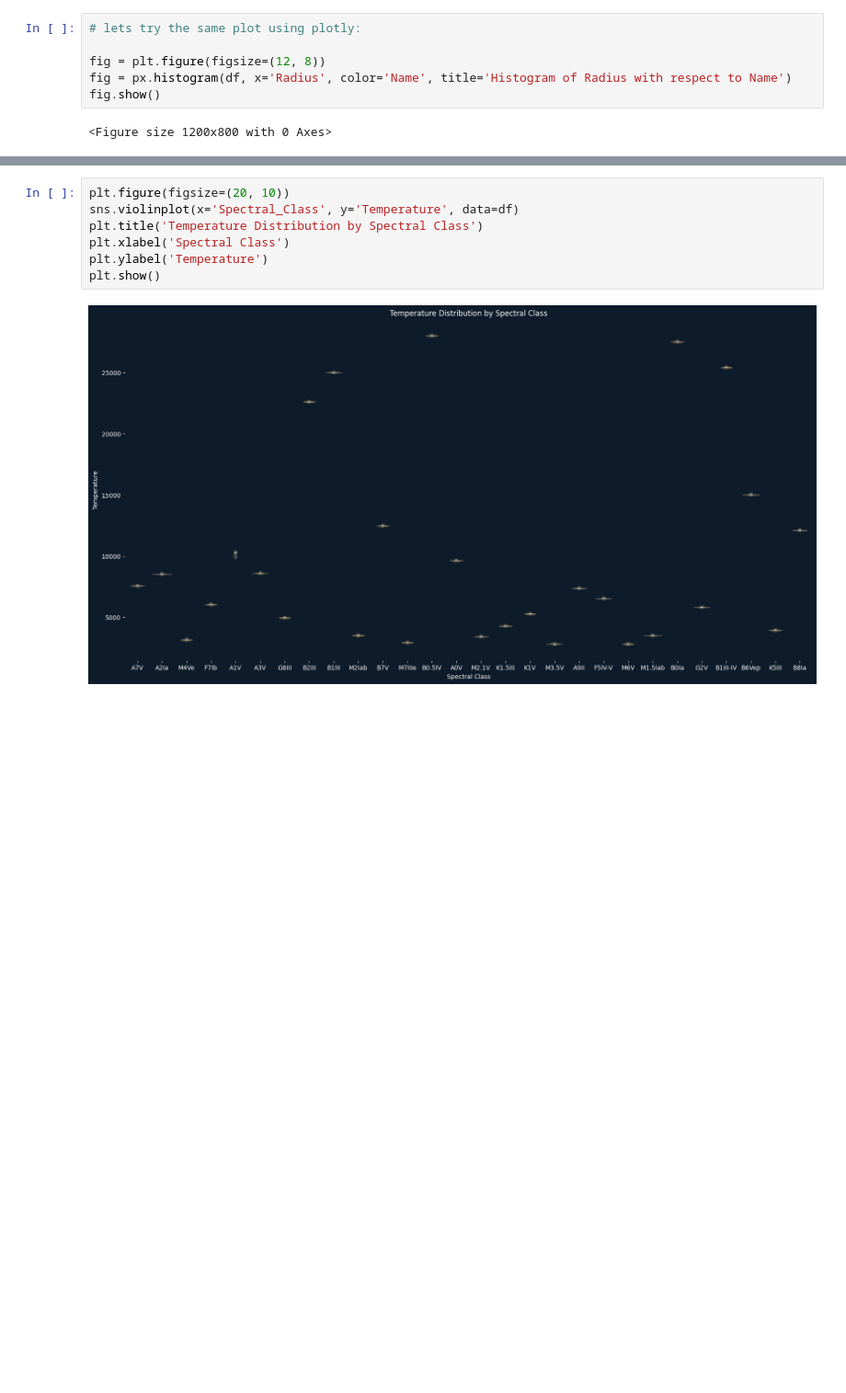
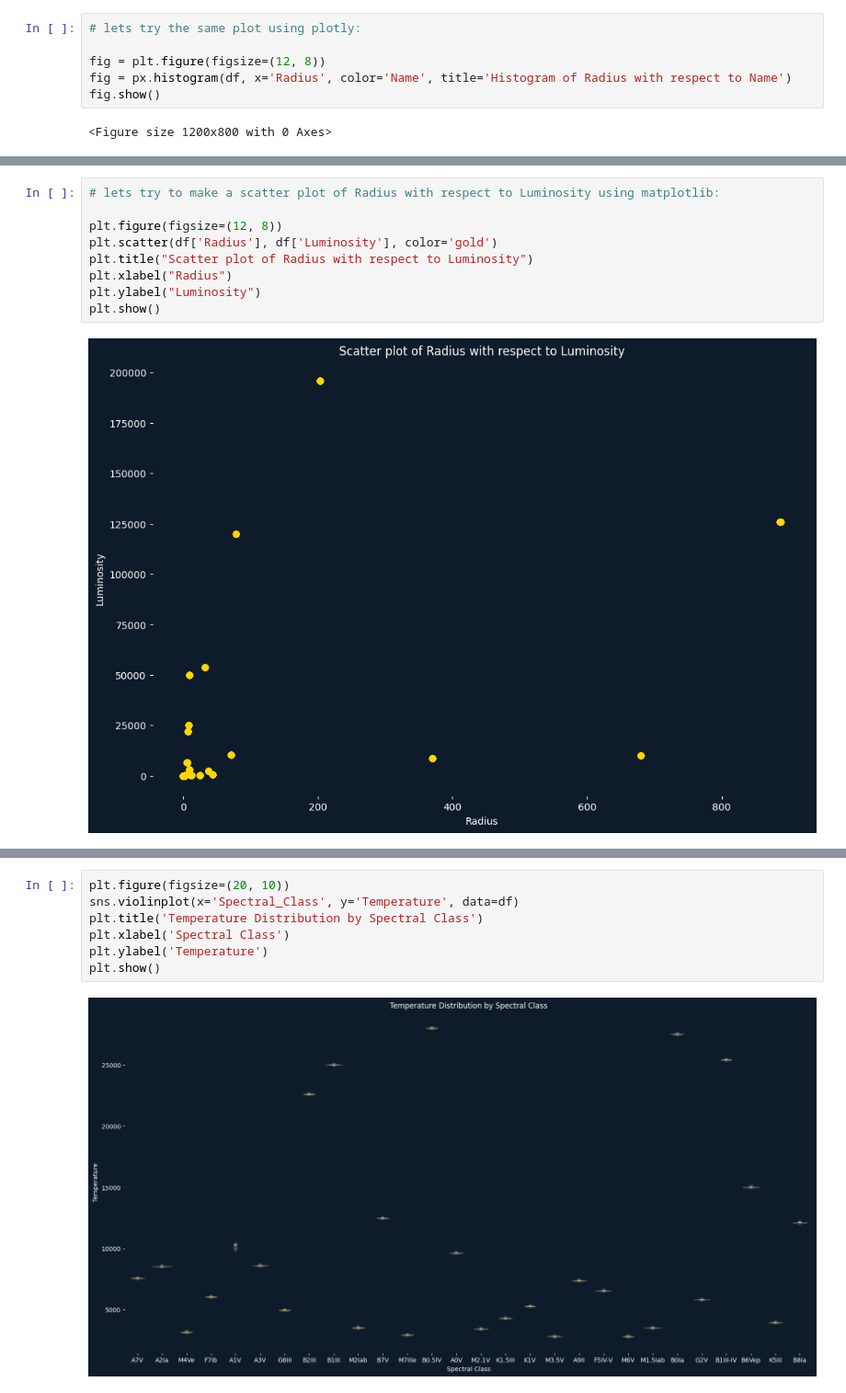
Before and after one commit to faizan-yousaf/Stellar_Insight, a Jupyter notebook: stars.ipynb, the cells around one changed output, grey strips where cells are left out. Shown at 92% size. Drawn from its saved outputs; the diff is of its cells as text; blank space fills up the shorter version.

Commit message:
UPDATE: added more plots and insigths of the radius column

```diff
--- a/stars.ipynb
+++ b/stars.ipynb
@@ -647,0 +663,11 @@ fig.show()
+# %%
+# lets try to make a scatter plot of Radius with respect to Luminosity using matplotlib:
+
+plt.figure(figsize=(12, 8))
+plt.scatter(df['Radius'], df['Luminosity'], color='gold')
+plt.title("Scatter plot of Radius with respect to Luminosity")
+plt.xlabel("Radius")
+plt.ylabel("Luminosity")
+plt.show()
+# %% [output]
+[figure, added]
```
Also changed, not shown: parts of 6 cells of this notebook.
